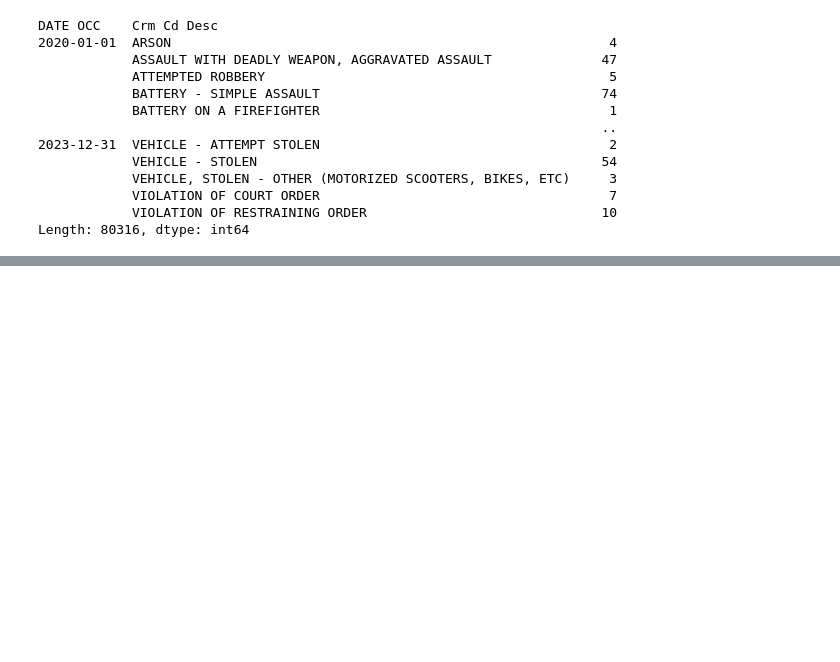
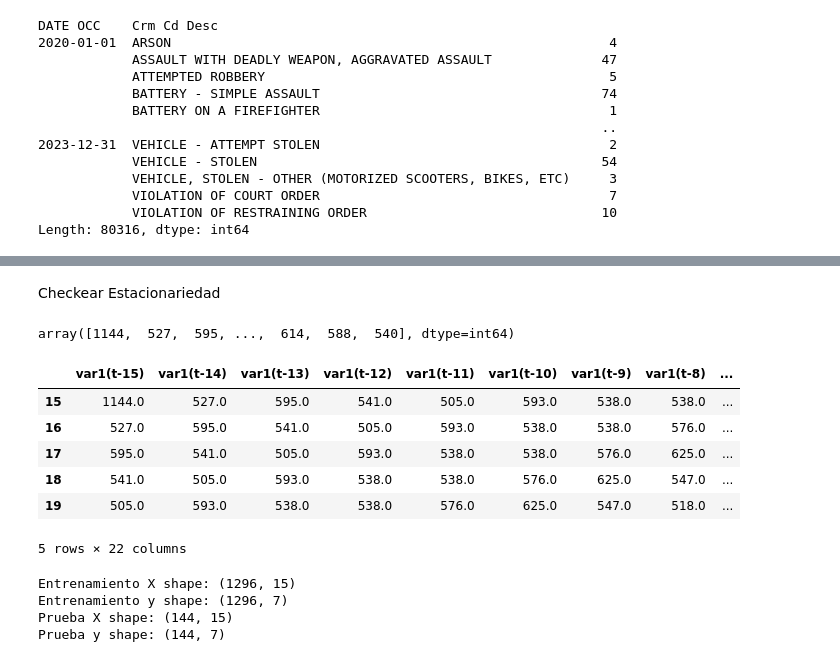
Before and after one commit to danieldamc/intro-data-science, a Jupyter notebook: Proyecto/proyecto.ipynb, the cells around one changed output, grey strips where cells are left out. Cells and saved outputs as stored; diff of their text form; code cells hidden in the pictures; blank space fills up the shorter version.

```diff
--- a/Proyecto/proyecto.ipynb
+++ b/Proyecto/proyecto.ipynb
@@ -218,3 +222,40 @@ DATE OCC    Crm Cd Desc
             VIOLATION OF COURT ORDER                                     7
             VIOLATION OF RESTRAINING ORDER                              10
 Length: 80316, dtype: int64
+# %%
+def series_to_supervised(data, n_in=1, n_out=1, dropnan=True):
+    """
+    Convertir una serie de tiempo en un problema de aprendizaje supervisado.
+    Arguments:
+        data: Sequence of observations as a list or NumPy array.
+        n_in: Number of lag observations as input (X).
+        n_out: Number of observations as output (y).
+        dropnan: Boolean whether or not to drop rows with NaN values.
+    Returns:
+        Pandas DataFrame of series framed for supervised learning.
+    """
+    n_vars = 1 #if type(data) is list else data.shape[1]
+    df = pd.DataFrame(data)
+    cols, names = list(), list()
+    # input sequence (t-n, ... t-1)
+    for i in range(n_in, 0, -1):
+        cols.append(df.shift(i))
+        names += [('var%d(t-%d)' % (j+1, i)) for j in range(n_vars)]
+    # forecast sequence (t, t+1, ... t+n)
+    for i in range(0, n_out):
+        cols.append(df.shift(-i))
+        if i == 0:
+            names += [('var%d(t)' % (j+1)) for j in range(n_vars)]
+        else:
+            names += [('var%d(t+%d)' % (j+1, i)) for j in range(n_vars)]
+    # put it all together
+    agg = pd.concat(cols, axis=1)
+    agg.columns = names
+    # drop rows with NaN values
+    if dropnan:
+        agg.dropna(inplace=True)
+    return agg
+
+# Aplicar la función a la serie de pasajeros
+'''supervised = series_to_supervised(series.values, n_in=3)
+print(supervised.head())'''
@@ -263,0 +350,38 @@ Selected option: VANDALISM - FELONY ($400 & OVER, ALL CHURCH VANDALISMS)
+# %% [markdown]
+Checkear Estacionariedad
+# %%
+crime_df_all = crime_df.groupby(['DATE OCC']).size()#.reset_index(name='CRIMES PER DAY')
+crime_df_all.columns = ['DATE OCC', 'CRIMES PER DAY']
+# %%
+crime_df_all.values
+# %% [output]
+array([1144,  527,  595, ...,  614,  588,  540], dtype=int64)
+# %%
+supervised = series_to_supervised(crime_df_all.values, n_in=15, n_out=7)
+supervised.head()
+# %% [output]
+|  | var1(t-15) | var1(t-14) | var1(t-13) | var1(t-12) | var1(t-11) | var1(t-10) | var1(t-9) | var1(t-8) | ... |
+| 15 | 1144.0 | 527.0 | 595.0 | 541.0 | 505.0 | 593.0 | 538.0 | 538.0 | ... |
+| 16 | 527.0 | 595.0 | 541.0 | 505.0 | 593.0 | 538.0 | 538.0 | 576.0 | ... |
+| 17 | 595.0 | 541.0 | 505.0 | 593.0 | 538.0 | 538.0 | 576.0 | 625.0 | ... |
+| 18 | 541.0 | 505.0 | 593.0 | 538.0 | 538.0 | 576.0 | 625.0 | 547.0 | ... |
+| 19 | 505.0 | 593.0 | 538.0 | 538.0 | 576.0 | 625.0 | 547.0 | 518.0 | ... |
+5 rows × 22 columns
+# %%
+# Dividir los datos en entrenamiento y prueba (80% - 20%)
+train_size = int(len(supervised) * 0.9)
+train, test = supervised.values[:train_size], supervised.values[train_size:]
+
+# Separar las entradas (X) y las salidas (y)
+train_X, train_y = train[:, :-7], train[:, -7:]
+test_X, test_y = test[:, :-7], test[:, -7:]
+
+print("Entrenamiento X shape:", train_X.shape)
+print("Entrenamiento y shape:", train_y.shape)
+print("Prueba X shape:", test_X.shape)
+print("Prueba y shape:", test_y.shape)
+# %% [output]
+Entrenamiento X shape: (1296, 15)
+Entrenamiento y shape: (1296, 7)
+Prueba X shape: (144, 15)
+Prueba y shape: (144, 7)
```
Also changed, not shown: parts of 12 cells of this notebook, 1 other file.
